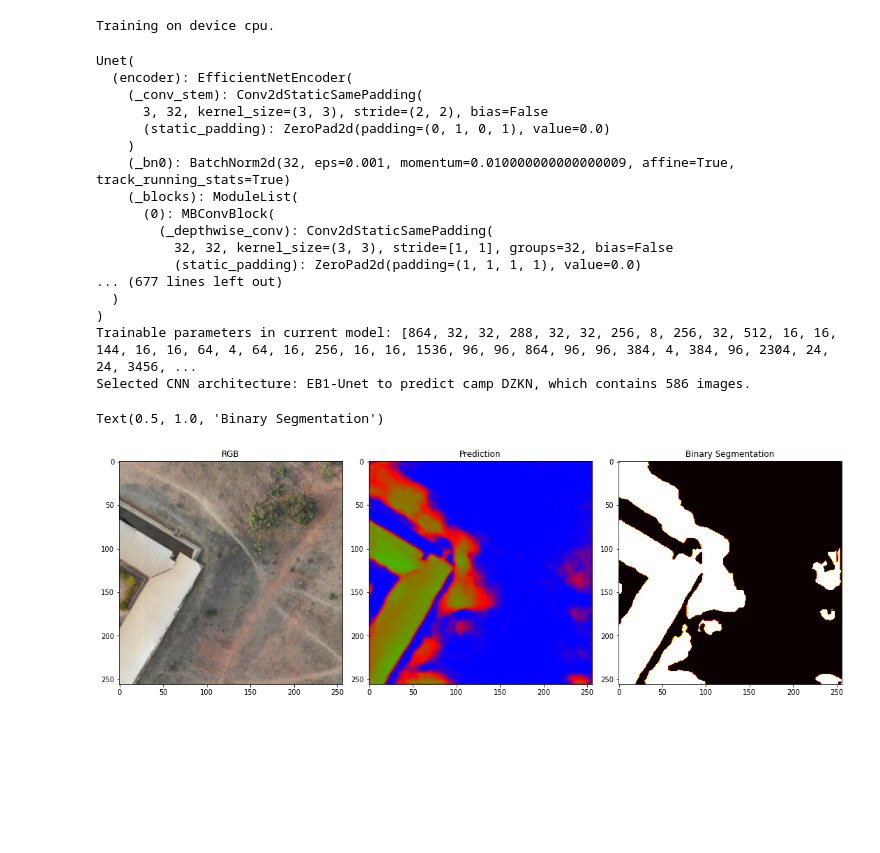
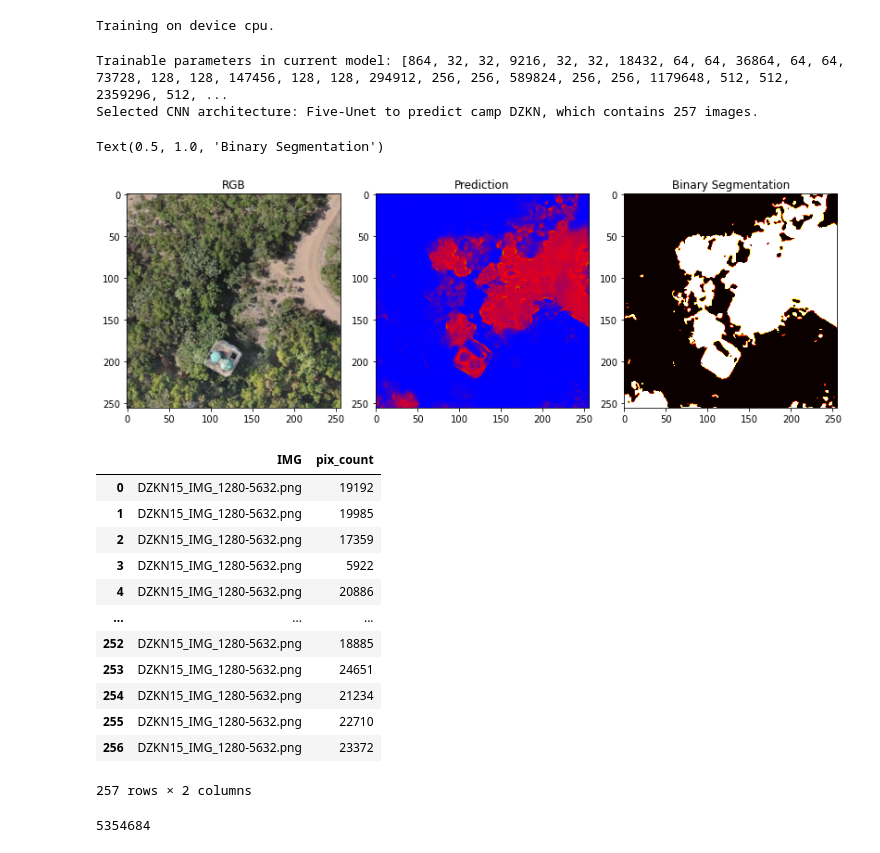
Before and after one commit to chrischank/HOTOSM_OAM_codeV2, a Jupyter notebook: PredSeg_Camp.ipynb, the cells around one changed output. Cells and saved outputs as stored; diff of their text form; code cells hidden in the pictures; blank space fills up the shorter version.

Commit message:
PredSeg_Camp added

```diff
--- a/PredSeg_Camp.ipynb
+++ b/PredSeg_Camp.ipynb
@@ -2,19 +2,21 @@
 ################################################
 #Building segmentation prediction for each camp#
 #Maintainer: Christopher Chan                  #
-#Date: 2022-07-12                              #
-#Version: 0.1.1                                #
+#Date: 2022-07-15                              #
+#Version: 0.2.1                                #
 ################################################
 
 import os, sys, re
 import torch
 import PIL
+import cv2
 import random
 import matplotlib.pyplot as plt
 import pandas as pd
 import numpy as np
 import torch.nn as nn
 import segmentation_models_pytorch as smp
+import rasterio as rio
 from scipy import ndimage
 from PIL import Image
 from torch import optim
@@ -31,7 +33,9 @@ device = (torch.device("cuda") if torch.cuda.is_available()
 
 print(f"Training on device {device}.")
 
-data_path = os.path.abspath("/home/chris/Dropbox/HOTOSM/ALL_IMG_15cm")
+# ATTENTION, DATASET USE IN THIS IS DIFFERENT FROM TRAIN, VAL, TEST
+# THIS HAS NO OVERLAP IN CROPPING IN ORDER TO REPRESENT THE TRUE EXTENT
+data_path = os.path.abspath("/home/chris/Dropbox/HOTOSM/ALL_IMG_15cm/IMG")
 # %% [output]
 Training on device cpu.
 # %%
@@ -164,45 +222,50 @@ def loading(trained_weights, architecture, camp):
 # %%
 best_weights = os.path.abspath("/home/chris/Dropbox/HOTOSM/SAMPLE/best_weights/BASE_15cmALL")
 
-img, prediction, pred_BOOL = loading(os.path.join(best_weights, "18242:3909_256oc_EB1-Unet-IMN_lr1e-3_wd1e-5_b32_ep500_BCE_RLRonPlateau(min1e-8)_iter_223260.pth"),
-                                     "EB1-Unet", "DZKN")
-
+img, prediction, pred_BOOL, pixcount_df = loading(os.path.join(best_weights, "18242:3909_256oc_Five-Unet_lr1e-3_wd1e-5_b32_ep500_BCE_RLRonPlateau(min1e-8)_iter_234680.pth"),
+                                                  "Five-Unet", "DZKN")
 
 # Plotting the RGB, Prediction, and Confidence
 fig = plt.figure(figsize = (15, 6))
-ax = fig.add_subplot(1, 3, 1)
+
+ax = fig.add_subplot(1, 4, 1)
 fig.tight_layout(w_pad = 3)
 #fig.suptitle("256x256(15cm) {0} | {1}".format(camp, trained_weights))
 RGB = img.squeeze(0).detach().cpu().numpy().transpose(1, 2, 0)
 plt.imshow(RGB)
 ax.set_title('RGB')
 
-ax = fig.add_subplot(1, 3, 2)
+ax = fig.add_subplot(1, 4, 2)
 PILpred = prediction.detach().cpu().numpy().transpose(1, 2, 0)
 plt.imshow(PILpred, cmap = "brg")
 ax.set_title('Prediction')
 
-ax = fig.add_subplot(1, 3, 3)
+ax = fig.add_subplot(1, 4, 3)
 PILbin = pred_BOOL.detach().cpu().numpy().transpose(1, 2, 0)
 plt.imshow(PILbin, cmap = "hot")
 ax.set_title('Binary Segmentation')
 # %% [output]
-Unet(
-  (encoder): EfficientNetEncoder(
-    (_conv_stem): Conv2dStaticSamePadding(
-      3, 32, kernel_size=(3, 3), stride=(2, 2), bias=False
-      (static_padding): ZeroPad2d(padding=(0, 1, 0, 1), value=0.0)
-    )
-    (_bn0): BatchNorm2d(32, eps=0.001, momentum=0.010000000000000009, affine=True, track_running_stats=True)
-    (_blocks): ModuleList(
-      (0): MBConvBlock(
-        (_depthwise_conv): Conv2dStaticSamePadding(
-          32, 32, kernel_size=(3, 3), stride=[1, 1], groups=32, bias=False
-          (static_padding): ZeroPad2d(padding=(1, 1, 1, 1), value=0.0)
-... (677 lines left out)
-  )
-)
-Trainable parameters in current model: [864, 32, 32, 288, 32, 32, 256, 8, 256, 32, 512, 16, 16, 144, 16, 16, 64, 4, 64, 16, 256, 16, 16, 1536, 96, 96, 864, 96, 96, 384, 4, 384, 96, 2304, 24, 24, 3456, ...
-Selected CNN architecture: EB1-Unet to predict camp DZKN, which contains 586 images.
+Trainable parameters in current model: [864, 32, 32, 9216, 32, 32, 18432, 64, 64, 36864, 64, 64, 73728, 128, 128, 147456, 128, 128, 294912, 256, 256, 589824, 256, 256, 1179648, 512, 512, 2359296, 512, ...
+Selected CNN architecture: Five-Unet to predict camp DZKN, which contains 257 images.
 Text(0.5, 1.0, 'Binary Segmentation')
-[figure, old version]
+[figure, new version]
+# %%
+pixcount_df
+# %% [output]
+|  | IMG | pix_count |
+| 0 | DZKN15_IMG_1280-5632.png | 19192 |
+| 1 | DZKN15_IMG_1280-5632.png | 19985 |
+| 2 | DZKN15_IMG_1280-5632.png | 17359 |
+| 3 | DZKN15_IMG_1280-5632.png | 5922 |
+| 4 | DZKN15_IMG_1280-5632.png | 20886 |
+| ... | ... | ... |
+| 252 | DZKN15_IMG_1280-5632.png | 18885 |
+| 253 | DZKN15_IMG_1280-5632.png | 24651 |
+| 254 | DZKN15_IMG_1280-5632.png | 21234 |
+| 255 | DZKN15_IMG_1280-5632.png | 22710 |
+| 256 | DZKN15_IMG_1280-5632.png | 23372 |
+257 rows × 2 columns
+# %%
+print(pixcount_df["pix_count"].sum())
+# %% [output]
+5354684
```
Also changed, not shown: parts of 3 cells of this notebook, 8 other files.
